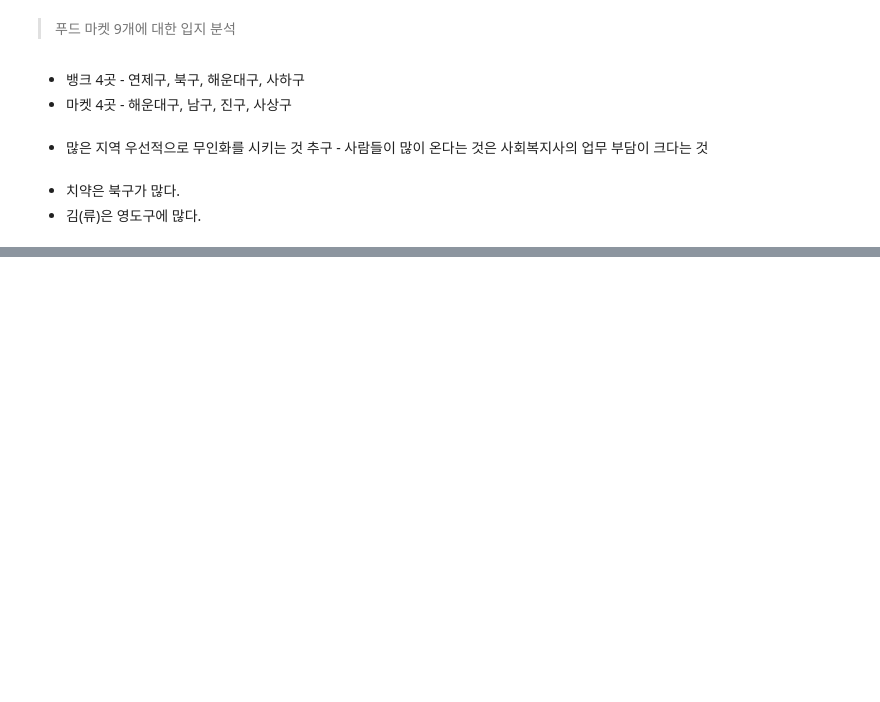
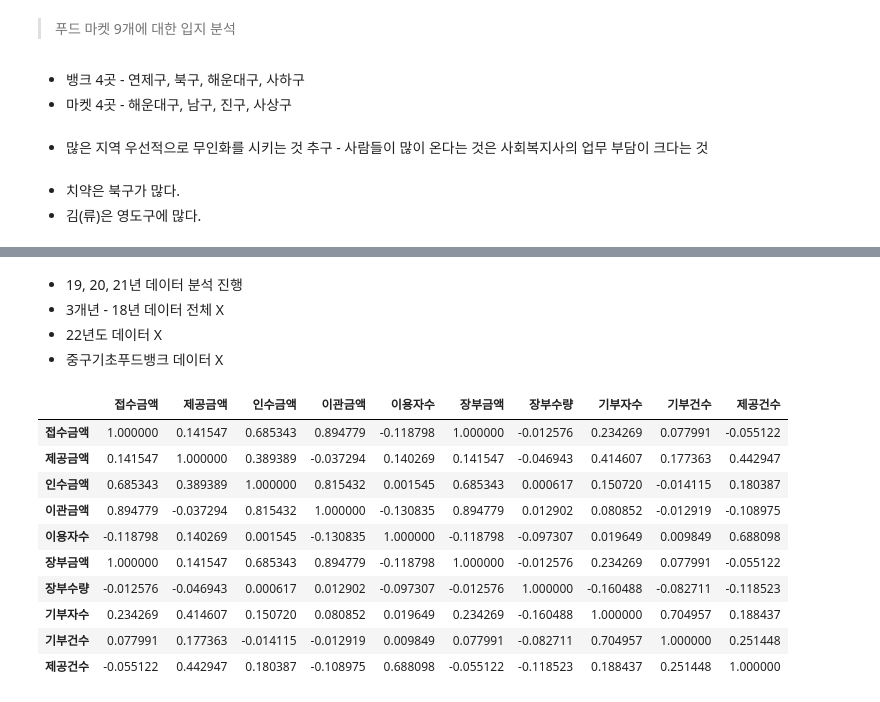
Before and after one commit to Muj2n/Food_Market_Data_Analysis, a Jupyter notebook: 푸드마켓 데이터 분석.ipynb, the cells around one changed output, grey strips where cells are left out. Drawn from its saved outputs; the diff is of its cells as text; code cells hidden in the pictures; blank space fills up the shorter version.

```diff
--- a/푸드마켓 데이터 분석.ipynb
+++ b/푸드마켓 데이터 분석.ipynb
@@ -595,0 +1016,19 @@ sns.lineplot(x = data8['선호물품분류코드'],y =  data8['보유수량'], h
+# %% [markdown]
+* 19, 20, 21년 데이터 분석 진행
+* 3개년 - 18년 데이터 전체 X
+* 22년도 데이터 X
+* 중구기초푸드뱅크 데이터 X
+# %%
+data_tot.corr()
+# %% [output]
+|  | 접수금액 | 제공금액 | 인수금액 | 이관금액 | 이용자수 | 장부금액 | 장부수량 | 기부자수 | 기부건수 | 제공건수 |
+| 접수금액 | 1.000000 | 0.141547 | 0.685343 | 0.894779 | -0.118798 | 1.000000 | -0.012576 | 0.234269 | 0.077991 | -0.055122 |
+| 제공금액 | 0.141547 | 1.000000 | 0.389389 | -0.037294 | 0.140269 | 0.141547 | -0.046943 | 0.414607 | 0.177363 | 0.442947 |
+| 인수금액 | 0.685343 | 0.389389 | 1.000000 | 0.815432 | 0.001545 | 0.685343 | 0.000617 | 0.150720 | -0.014115 | 0.180387 |
+| 이관금액 | 0.894779 | -0.037294 | 0.815432 | 1.000000 | -0.130835 | 0.894779 | 0.012902 | 0.080852 | -0.012919 | -0.108975 |
+| 이용자수 | -0.118798 | 0.140269 | 0.001545 | -0.130835 | 1.000000 | -0.118798 | -0.097307 | 0.019649 | 0.009849 | 0.688098 |
+| 장부금액 | 1.000000 | 0.141547 | 0.685343 | 0.894779 | -0.118798 | 1.000000 | -0.012576 | 0.234269 | 0.077991 | -0.055122 |
+| 장부수량 | -0.012576 | -0.046943 | 0.000617 | 0.012902 | -0.097307 | -0.012576 | 1.000000 | -0.160488 | -0.082711 | -0.118523 |
+| 기부자수 | 0.234269 | 0.414607 | 0.150720 | 0.080852 | 0.019649 | 0.234269 | -0.160488 | 1.000000 | 0.704957 | 0.188437 |
+| 기부건수 | 0.077991 | 0.177363 | -0.014115 | -0.012919 | 0.009849 | 0.077991 | -0.082711 | 0.704957 | 1.000000 | 0.251448 |
+| 제공건수 | -0.055122 | 0.442947 | 0.180387 | -0.108975 | 0.688098 | -0.055122 | -0.118523 | 0.188437 | 0.251448 | 1.000000 |
```
Also changed, not shown: parts of 78 cells of this notebook, 9 other files.
